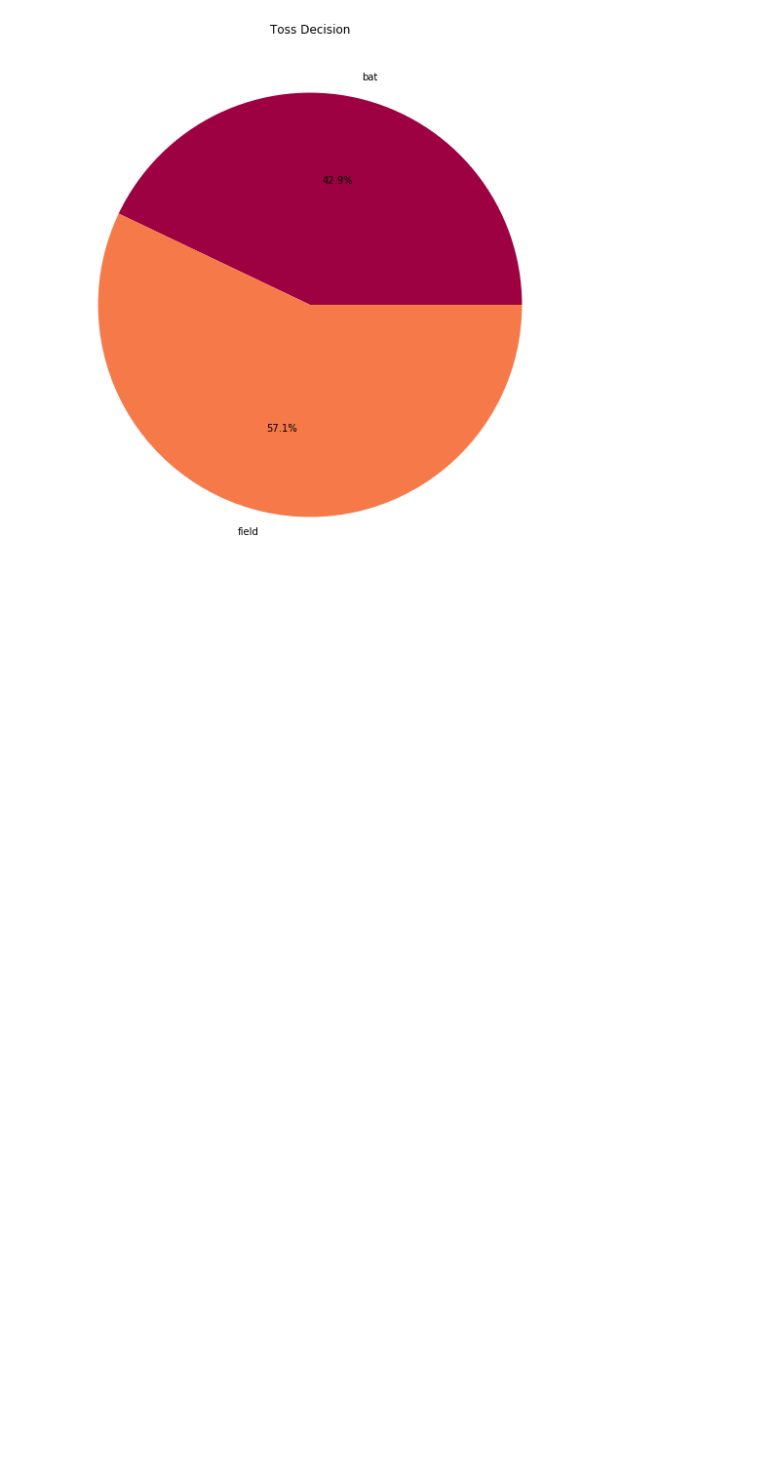
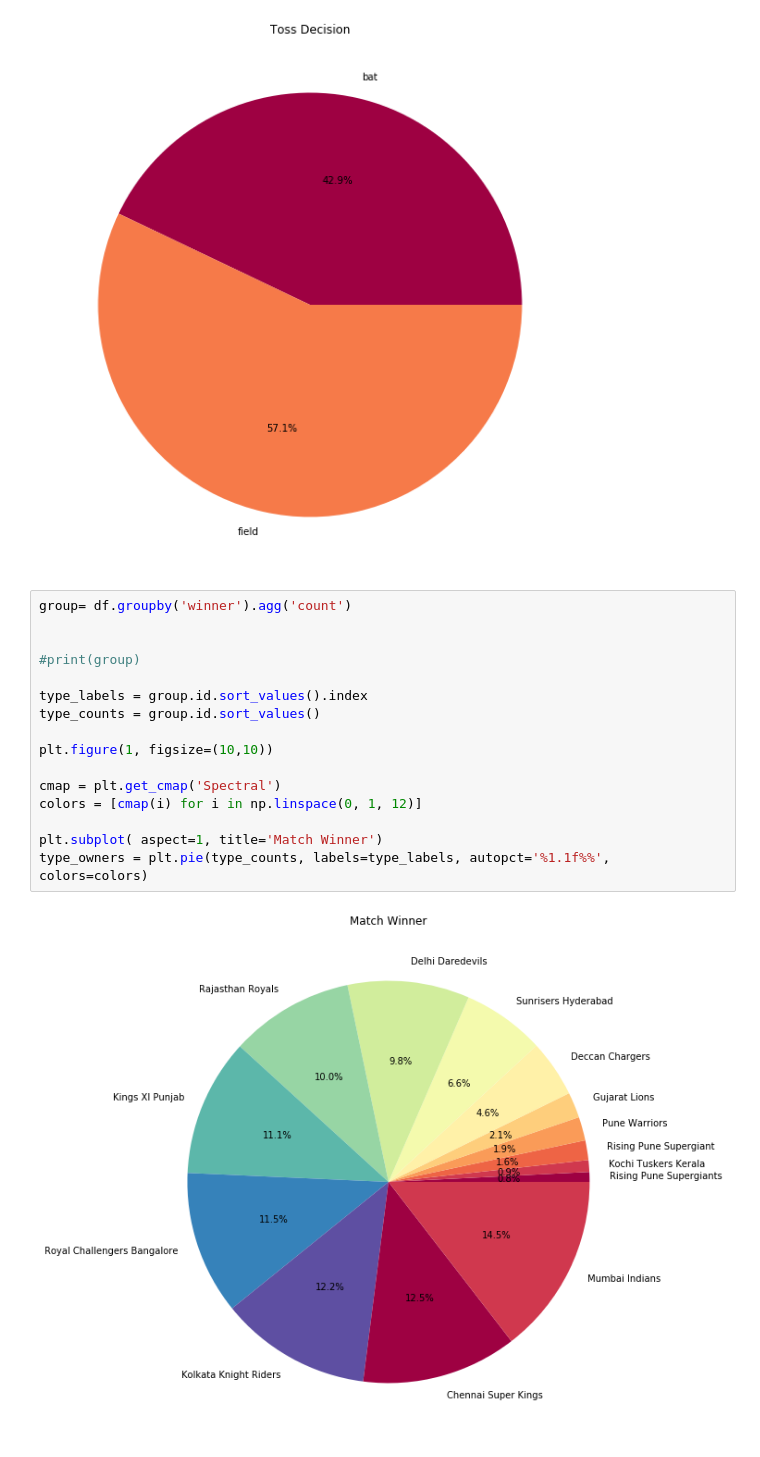
Before and after one commit to DegenD/Data-Analysis-of-Match-data, a Jupyter notebook: Match data Analysis.ipynb, the cells around one changed output. Cells and saved outputs as stored; diff of their text form; blank space fills up the shorter version.

Commit message:
Match winner distribution

```diff
--- a/Match data Analysis.ipynb
+++ b/Match data Analysis.ipynb
@@ -23,3 +23,21 @@ plt.subplot( aspect=1, title='Toss Decision')
 type_owners = plt.pie(type_counts, labels=type_labels, autopct='%1.1f%%', colors=colors)
 # %% [output]
 [figure]
+# %%
+group= df.groupby('winner').agg('count')
+
+
+#print(group)
+
+type_labels = group.id.sort_values().index
+type_counts = group.id.sort_values()
+
+plt.figure(1, figsize=(10,10))
+
+cmap = plt.get_cmap('Spectral')
+colors = [cmap(i) for i in np.linspace(0, 1, 12)]
+
+plt.subplot( aspect=1, title='Match Winner')
+type_owners = plt.pie(type_counts, labels=type_labels, autopct='%1.1f%%', colors=colors)
+# %% [output]
+[figure, added]
```
